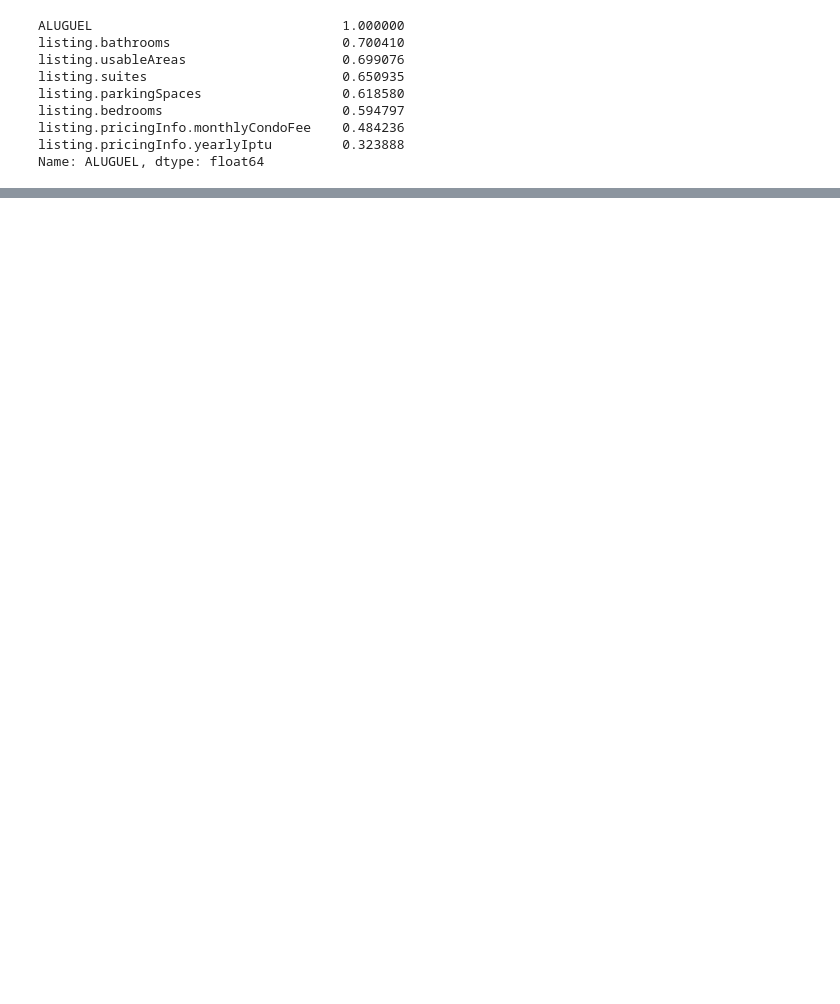
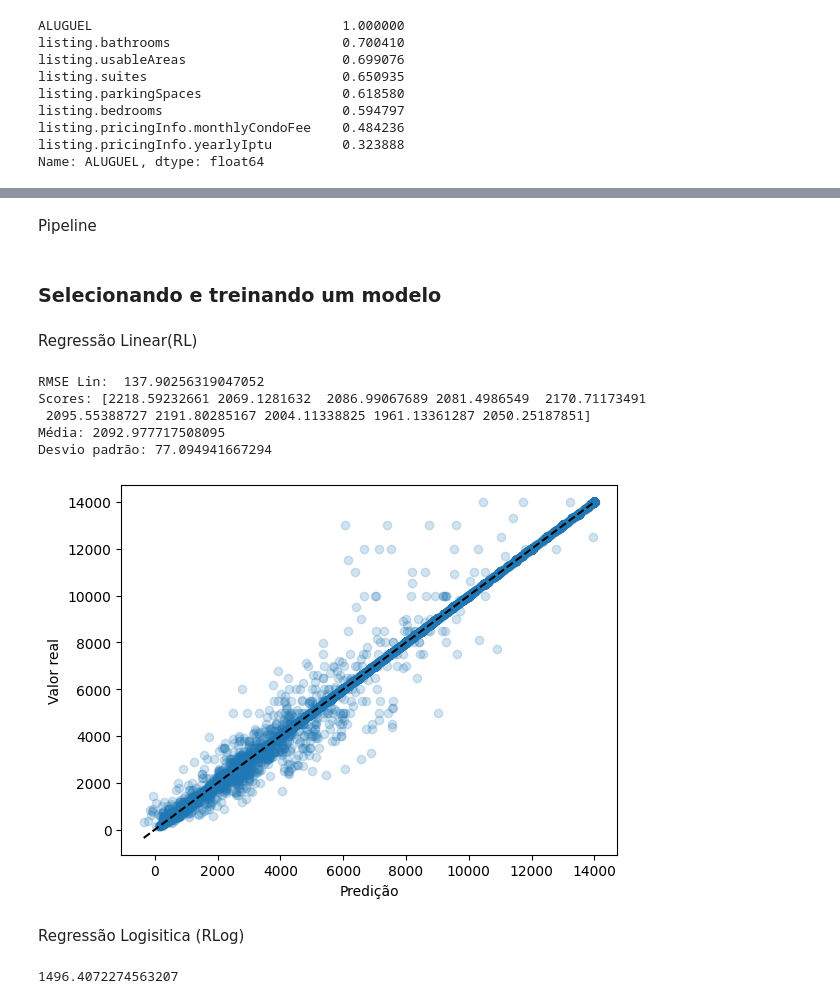
Before and after one commit to gllherme/imoveis-icd, a Jupyter notebook: trabalho2.ipynb, the cells around one changed output, grey strips where cells are left out. Drawn from its saved outputs; the diff is of its cells as text; code cells hidden in the pictures; blank space fills up the shorter version.

```diff
--- a/trabalho2.ipynb
+++ b/trabalho2.ipynb
@@ -1076,0 +1101,3 @@ Name: ALUGUEL, dtype: float64
+# %%
+data = train_set.drop('ALUGUEL', axis=1)
+data_labels = train_set['ALUGUEL'].copy()
@@ -1076,0 +1106,5 @@ Name: ALUGUEL, dtype: float64
+# %%
+num_attribs = list(data.select_dtypes(include=[np.number]))
+cat_attribs = list(data.select_dtypes(exclude=[np.number]))
+# %% [markdown]
+Pipeline
@@ -1076,0 +1129,63 @@ Name: ALUGUEL, dtype: float64
+# %% [markdown]
+### Selecionando e treinando um modelo
+# %%
+def display_scores(scores):
+    print('Scores:', scores)
+    print("Média:", scores.mean())
+    print("Desvio padrão:", scores.std())
+
+def linear_prediction_plot(prediction, true_value):
+    plt.scatter(prediction, true_value, alpha=0.2)
+    plt.xlabel('Predição')
+    plt.ylabel('Valor real')
+
+    plt.plot([prediction.min(), true_value.max()], [prediction.min(), true_value.max()], 'k--')
+# %% [markdown]
+Regressão Linear(RL)
+# %%
+from sklearn.model_selection import cross_val_score
+
+lin_reg = LinearRegression()
+lin_reg.fit(data_prepared, data_labels)
+
+data_predictions = lin_reg.predict(data_prepared)
+lin_mse = mean_squared_error(data_labels, data_predictions)
+lin_rmse = np.sqrt(lin_mse)
+
+lin_scores = cross_val_score(lin_reg, data_prepared, data_labels, scoring='neg_mean_squared_error', cv=10)
+lin_rmse_scores = np.sqrt(-lin_scores)
+
+print("RMSE Lin: ", lin_rmse)
+display_scores(lin_rmse_scores)
+
+linear_prediction_plot(data_predictions, data_labels)
+
+# R² = 137.90 - ok?? Observando os grafico o modelo parece prever bem valores até ~4500
+# %% [output]
+RMSE Lin:  137.90256319047052
+Scores: [2218.59232661 2069.1281632  2086.99067689 2081.4986549  2170.71173491
+ 2095.55388727 2191.80285167 2004.11338825 1961.13361287 2050.25187851]
+Média: 2092.977717508095
+Desvio padrão: 77.094941667294
+[figure, added]
+# %% [markdown]
+Regressão Logisitica (RLog)
+# %%
+from sklearn.linear_model import LogisticRegression
+
+log_reg = LogisticRegression(solver='liblinear')
+log_reg.fit(data_prepared, data_labels)
+
+data_predictions = log_reg.predict(data_prepared)
+log_mse = mean_squared_error(data_labels, data_predictions)
+log_rmse = np.sqrt(log_mse)
+
+# log_scores = cross_val_score(log_reg, data_prepared, data_labels, scoring='neg_mean_squared_error', cv=10)
+# log_rmse_scores = np.sqrt(-log_scores)
+
+print(log_rmse)
+# display_scores(log_rmse_scores)
+
+# R² = 1496.40
+# %% [output]
+1496.4072274563207
```
Also changed, not shown: parts of 20 cells of this notebook.
